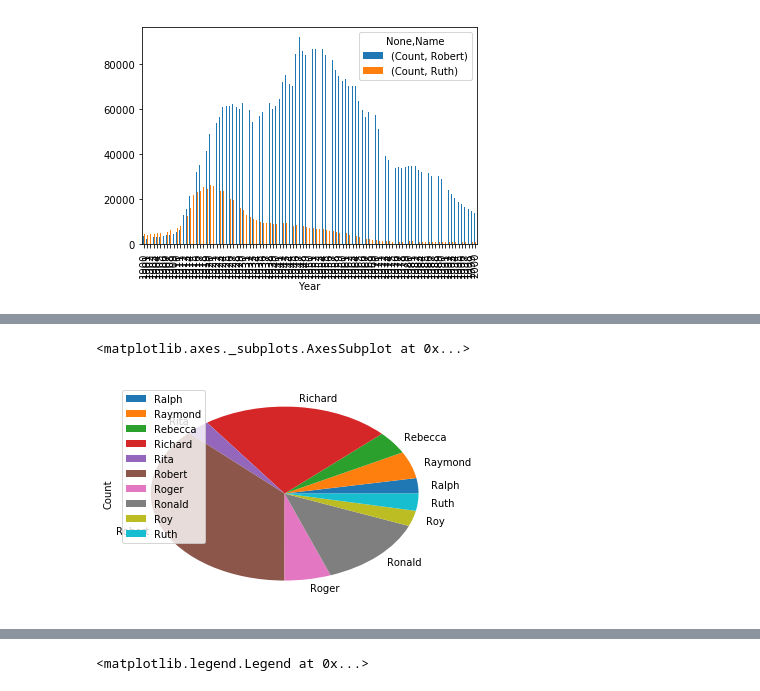
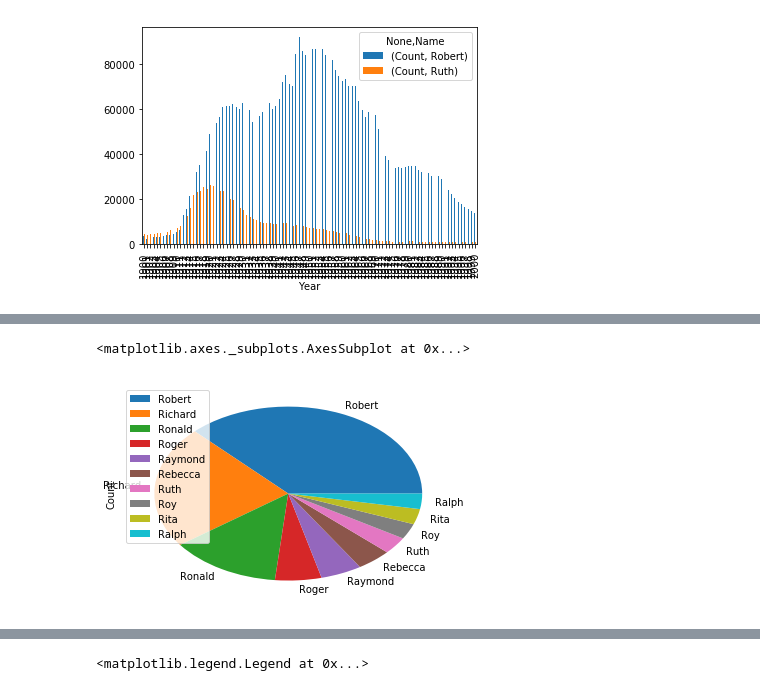
Before and after one commit to AntonZagorodniy/Data_visualization, a Jupyter notebook: Data_visualization.ipynb, the cells around one changed output, grey strips where cells are left out. Saved outputs shown, nothing was run; the diff lists cells and outputs as text; code cells hidden in the pictures.

```diff
--- a/Data_visualization.ipynb
+++ b/Data_visualization.ipynb
@@ -36,6 +36,6 @@ names_by_1950 = pd.read_csv(
         'C:\Learn\PycharmProjects\domashnee\Work_with_Pandas\\names\yob1950.txt',
         names=['Name','Gender','Count']
     )
-names_R_for_pie = names_by_1950[(names_by_1950.Name.str.startswith("R"))].sort_values(by='Count', ascending=False).head(10)
-names_R_for_pie
+names_R = names_by_1950[(names_by_1950.Name.str.startswith("R"))].groupby('Name').sum()
+names_R
 # %% [output]
@@ -52,0 +61,3 @@ names_R_for_pie
+# %%
+names_R_for_pie = names_R.sort_values(by='Count', ascending=False).head(10)
+names_R_for_pie
@@ -53,8 +77,8 @@ names_R_for_pie
 # %%
-names_R_for_pie.groupby('Name').sum().plot.pie(y='Count')
+names_R_for_pie.plot.pie(y='Count')
 # %% [output]
 <matplotlib.axes._subplots.AxesSubplot at 0x...>
-[figure, old version]
+[figure, new version]
 # %%
 names_by_year = {}
 for year in range(1900, 2001, 10):
```
Also changed, not shown: parts of 3 cells of this notebook.
